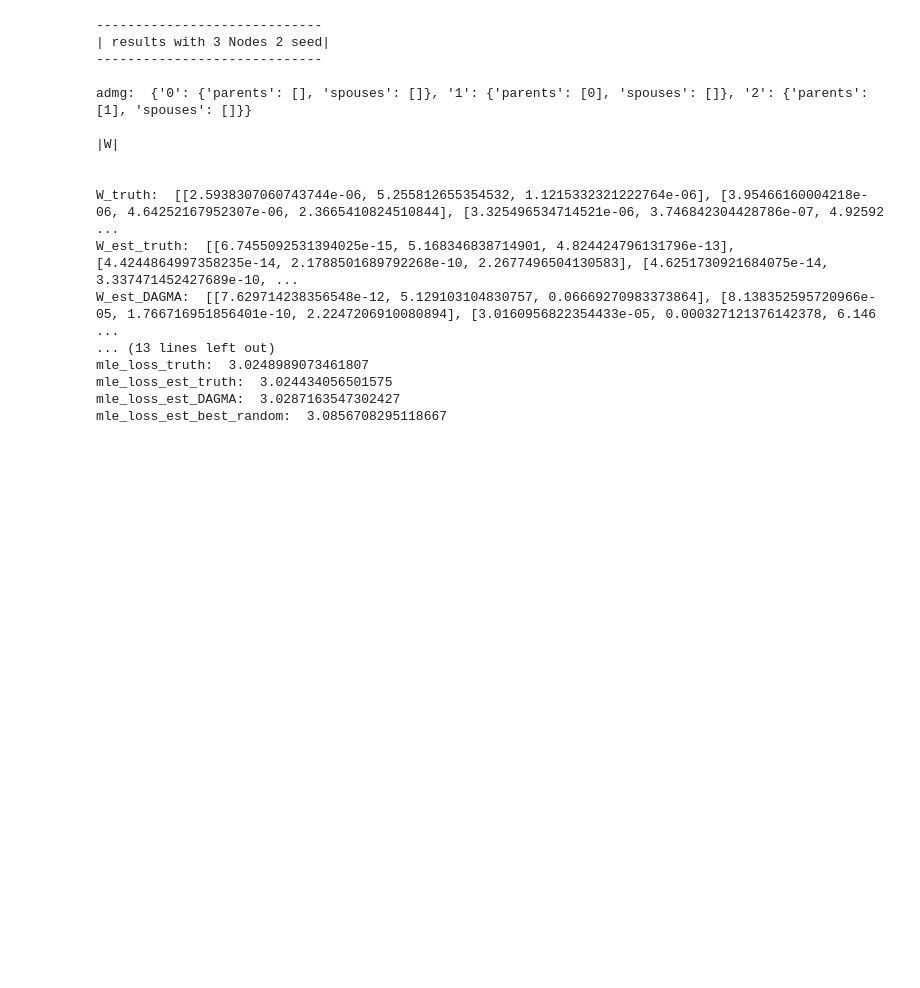
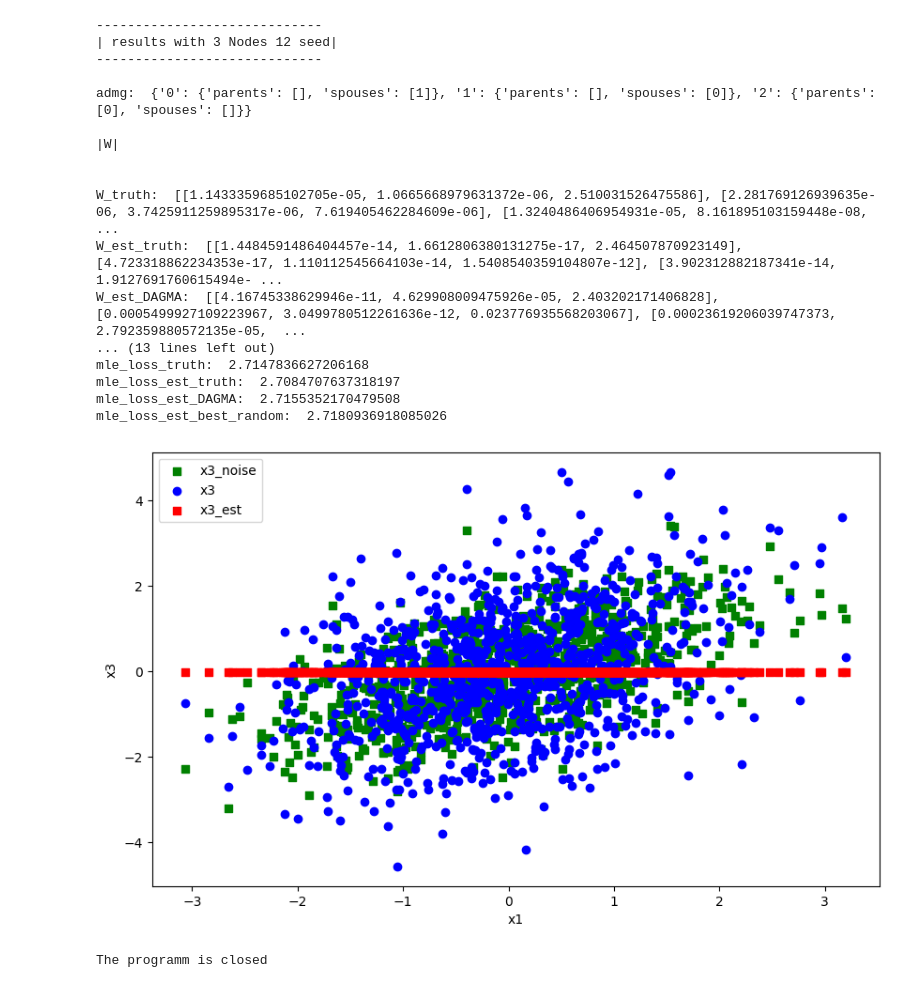
Before and after one commit to yurou-liang/ADMG, a Jupyter notebook: result/Analyse_result.ipynb, the cells around one changed output. Cells and saved outputs as stored; diff of their text form; code cells hidden in the pictures; blank space fills up the shorter version.

Commit message:
add plot

```diff
--- a/result/Analyse_result.ipynb
+++ b/result/Analyse_result.ipynb
@@ -3,6 +11,6 @@ import json
 # %%
 d = 3
-s = 2
+s = 12
 
 with open(f"result_d{d}_seed{s}", "r") as f:
     data = json.load(f)
@@ -38,19 +46,64 @@ print("mle_loss_est_DAGMA: ", data["mle_loss_DAGMA"])
 print("mle_loss_est_best_random: ", data["best_random_run"]["mle_loss_random_end"])
 # %% [output]
 -----------------------------
-| results with 3 Nodes 2 seed|
+| results with 3 Nodes 12 seed|
 -----------------------------
 
-admg:  {'0': {'parents': [], 'spouses': []}, '1': {'parents': [0], 'spouses': []}, '2': {'parents': [1], 'spouses': []}}
+admg:  {'0': {'parents': [], 'spouses': [1]}, '1': {'parents': [], 'spouses': [0]}, '2': {'parents': [0], 'spouses': []}}
 
 |W|
 
 
-W_truth:  [[2.5938307060743744e-06, 5.255812655354532, 1.1215332321222764e-06], [3.95466160004218e-06, 4.64252167952307e-06, 2.3665410824510844], [3.325496534714521e-06, 3.746842304428786e-07, 4.92592 ...
-W_est_truth:  [[6.7455092531394025e-15, 5.168346838714901, 4.824424796131796e-13], [4.4244864997358235e-14, 2.1788501689792268e-10, 2.2677496504130583], [4.6251730921684075e-14, 3.337471452427689e-10, ...
-W_est_DAGMA:  [[7.629714238356548e-12, 5.129103104830757, 0.06669270983373864], [8.138352595720966e-05, 1.766716951856401e-10, 2.2247206910080894], [3.0160956822354433e-05, 0.000327121376142378, 6.146 ...
+W_truth:  [[1.1433359685102705e-05, 1.0665668979631372e-06, 2.510031526475586], [2.281769126939635e-06, 3.7425911259895317e-06, 7.619405462284609e-06], [1.3240486406954931e-05, 8.161895103159448e-08,  ...
+W_est_truth:  [[1.4484591486404457e-14, 1.6612806380131275e-17, 2.464507870923149], [4.723318862234353e-17, 1.110112545664103e-14, 1.5408540359104807e-12], [3.902312882187341e-14, 1.9127691760615494e- ...
+W_est_DAGMA:  [[4.16745338629946e-11, 4.629908009475926e-05, 2.403202171406828], [0.0005499927109223967, 3.0499780512261636e-12, 0.023776935568203067], [0.00023619206039747373, 2.792359880572135e-05,  ...
 ... (13 lines left out)
-mle_loss_truth:  3.0248989073461807
-mle_loss_est_truth:  3.024434056501575
-mle_loss_est_DAGMA:  3.0287163547302427
-mle_loss_est_best_random:  3.0856708295118667
+mle_loss_truth:  2.7147836627206168
+mle_loss_est_truth:  2.7084707637318197
+mle_loss_est_DAGMA:  2.7155352170479508
+mle_loss_est_best_random:  2.7180936918085026
+# %%
+def copy_like_(param, arr):
+    """Copy a Python list/np array into a torch parameter, matching dtype/device/shape."""
+    t = torch.as_tensor(arr, dtype=param.dtype, device=param.device)
+    if t.shape != param.shape:
+        raise ValueError(f"Shape mismatch for {param.shape=}, got {t.shape=}")
+    with torch.no_grad():
+        param.copy_(t)
+# %%
+np.random.seed(s)
+n_samples = 1000
+dims=[d, 10, 1]
+Sigma_truth = data["Sigma_truth"]
+epsilon = np.random.multivariate_normal([0] * d, Sigma_truth, size=n_samples)
+X_truth = data["X_truth"]
+X_truth= torch.tensor(X_truth, dtype=torch.double)
+X = X_truth - epsilon
+eq_model = nonlinear.DagmaMLP(
+    dims=[d, 10, 1], bias=True, dtype=torch.double)
+fc1_weight_DAGMA = data["fc1_weight_DAGMA_end"]
+fc1_bias_DAGMA = data["fc1_bias_DAGMA_end"]
+fc2_weight_DAGMA = data["fc2_weight_DAGMA_end"]
+fc2_bias_DAGMA = data["fc2_bias_DAGMA_end"]
+copy_like_(eq_model.fc1.weight, fc1_weight_DAGMA)
+copy_like_(eq_model.fc1.bias,   fc1_bias_DAGMA)
+copy_like_(eq_model.fc2[0].weight, fc2_weight_DAGMA)
+copy_like_(eq_model.fc2[0].bias, fc2_bias_DAGMA)
+#eq_model.fc1.weight = fc1_weight_DAGMA
+#eq_model.fc1.bias = fc1_bias_DAGMA
+#eq_model.fc2[0].weight = fc2_weight_DAGMA
+#eq_model.fc2[0].bias = fc2_bias_DAGMA
+x_est=eq_model(X_truth)
+
+plt.figure(figsize=(10, 6))  # Optional: specifies the figure size
+plt.scatter(X_truth.detach().numpy()[:, 0], X_truth.detach().numpy()[:, 1], label='x3_noise', color='green', marker='s')
+plt.scatter(X_truth.detach().numpy()[:, 0], X.detach().numpy()[:, 1], label='x3', color='blue', marker='o')
+plt.scatter(X_truth.detach().numpy()[:, 0], x_est.detach().numpy()[:, 1], label='x3_est', color='red', marker='s')
+plt.xlabel('x1')
+plt.ylabel('x3')
+plt.legend()
+plt.show()
+print("The programm is closed")
+# %% [output]
+[figure, added]
+The programm is closed
```
Also changed, not shown: parts of 7 cells of this notebook, 8 other files.
